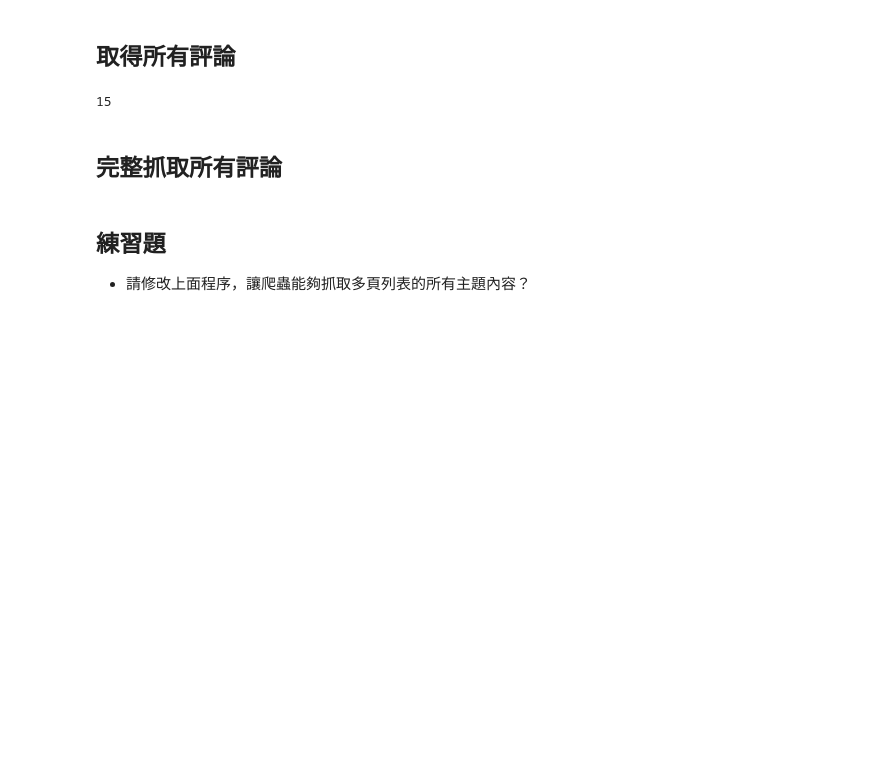
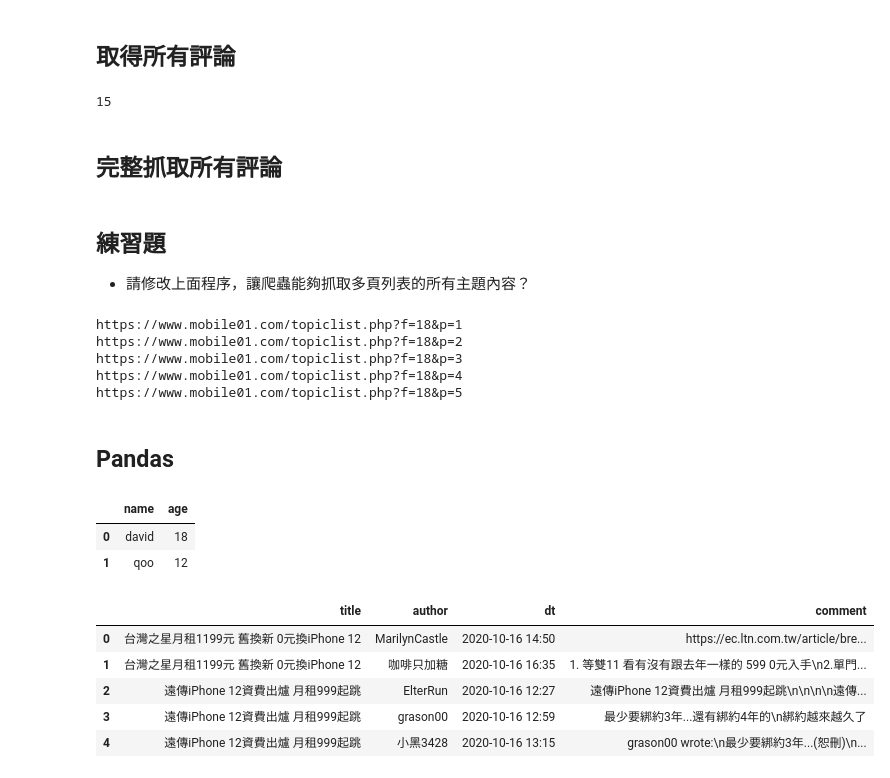
Before and after one commit to ywchiu/twm_crawler, a Jupyter notebook: Demo20201016.ipynb, the cells around one changed output. Cells and saved outputs as stored; diff of their text form; code cells hidden in the pictures; blank space fills up the shorter version.

```diff
--- a/Demo20201016.ipynb
+++ b/Demo20201016.ipynb
@@ -694,0 +700,28 @@ for link in soup.select('.c-listTableTd__title .u-ellipsis'):
+# %%
+forumurl = 'https://www.mobile01.com/topiclist.php?f=18'
+for p in range(1,6):
+    print(forumurl + '&p={}'.format(p))
+# %% [output]
+https://www.mobile01.com/topiclist.php?f=18&p=1
+https://www.mobile01.com/topiclist.php?f=18&p=2
+https://www.mobile01.com/topiclist.php?f=18&p=3
+https://www.mobile01.com/topiclist.php?f=18&p=4
+https://www.mobile01.com/topiclist.php?f=18&p=5
+# %%
+import requests
+from bs4 import BeautifulSoup
+headers = {
+   'user-agent': 'Mozilla/5.0 (Windows NT 10.0; Win64; x64) AppleWebKit/537.36 (KHTML, like Gecko) Chrome/86.0.4240.75 Safari/537.36'
+}
+forumurl = 'https://www.mobile01.com/topiclist.php?f=18'
+domain = 'https://www.mobile01.com/'
+def getForumComments(forumurl):
+    comments_total = []
+    for p in range(1,2):
+        res = requests.get(forumurl + '&p={}'.format(p), headers = headers)
+        soup = BeautifulSoup(res.text, 'lxml')
+        for link in soup.select('.c-listTableTd__title .u-ellipsis')[0:5]:
+            comments_total = comments_total + getAllComments(domain + link.get('href'))
+    return comments_total
+# %%
+forumComments = getForumComments('https://www.mobile01.com/topiclist.php?f=18')
@@ -694,0 +730,2 @@ for link in soup.select('.c-listTableTd__title .u-ellipsis'):
+# %% [markdown]
+## Pandas
@@ -694,0 +737,18 @@ for link in soup.select('.c-listTableTd__title .u-ellipsis'):
+# %%
+df
+# %% [output]
+|  | name | age |
+| 0 | david | 18 |
+| 1 | qoo | 12 |
+# %%
+import pandas
+comments_df = pandas.DataFrame(forumComments)
+# %%
+comments_df.head()
+# %% [output]
+|  | title | author | dt | comment |
+| 0 | 台灣之星月租1199元 舊換新 0元換iPhone 12 | MarilynCastle | 2020-10-16 14:50 | https://ec.ltn.com.tw/article/bre... |
+| 1 | 台灣之星月租1199元 舊換新 0元換iPhone 12 | 咖啡只加糖 | 2020-10-16 16:35 | 1. 等雙11 看有沒有跟去年一樣的 599 0元入手\n2.單門... |
+| 2 | 遠傳iPhone 12資費出爐 月租999起跳 | ElterRun | 2020-10-16 12:27 | 遠傳iPhone 12資費出爐 月租999起跳\n\n\n\n遠傳... |
+| 3 | 遠傳iPhone 12資費出爐 月租999起跳 | grason00 | 2020-10-16 12:59 | 最少要綁約3年...還有綁約4年的\n綁約越來越久了 |
+| 4 | 遠傳iPhone 12資費出爐 月租999起跳 | 小黑3428 | 2020-10-16 13:15 | grason00 wrote:\n最少要綁約3年...(恕刪)\n... |
```
Also changed, not shown: parts of 19 cells of this notebook.
